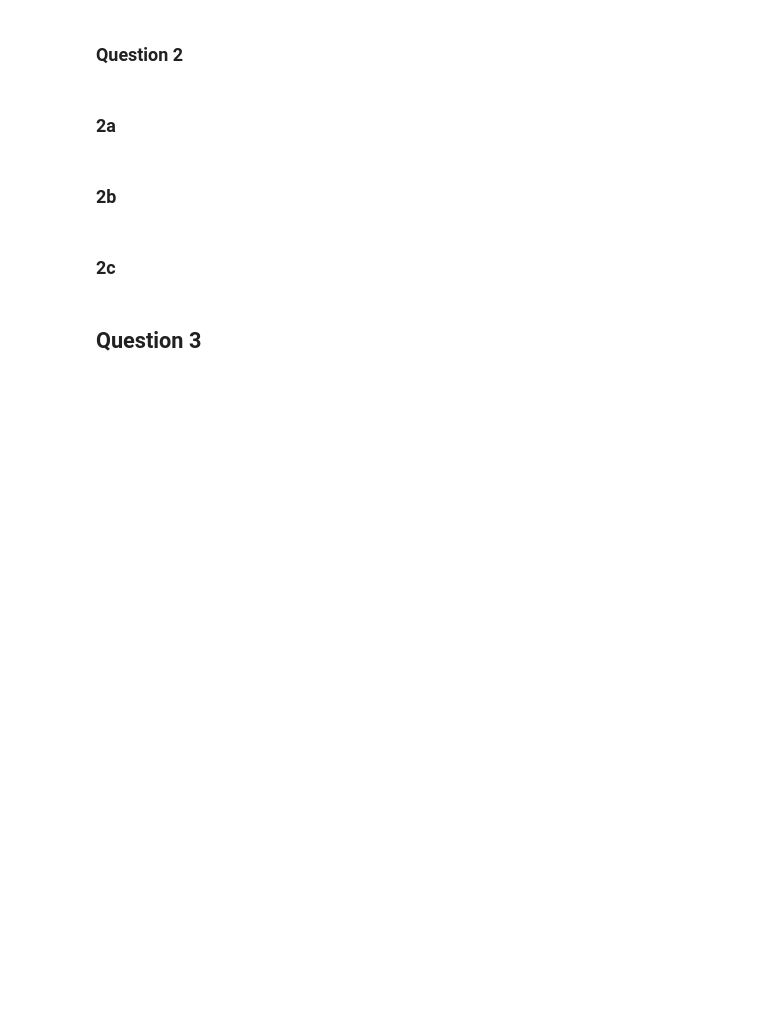
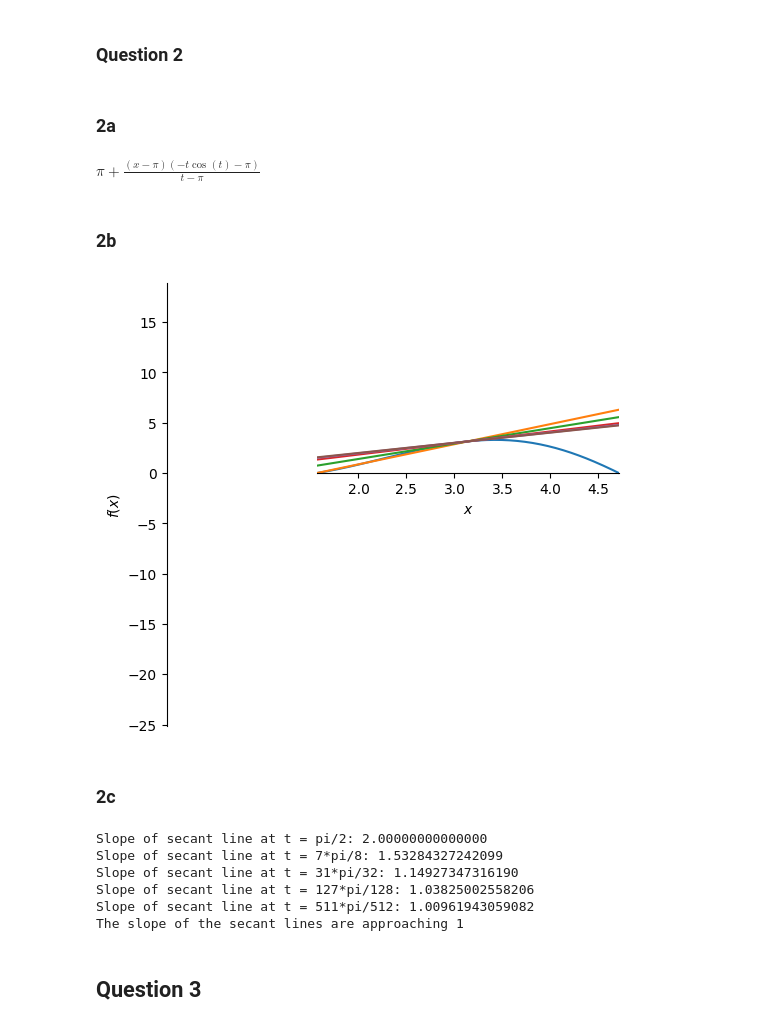
Before and after one commit to EthanMik/Math151_Python_Labs, a Jupyter notebook: Lab_2.ipynb, the cells around one changed output. Cells and saved outputs as stored; diff of their text form; code cells hidden in the pictures; blank space fills up the shorter version.

```diff
--- a/Lab_2.ipynb
+++ b/Lab_2.ipynb
@@ -28,15 +58,55 @@ Do not modify the cell above, as it contains all the packages you will need. It
 # %% [markdown]
 ### 2a
 # %%
-#start code here
+t = symbols("t")
+x = symbols("x")
+
+f = -1 * (x * cos(x))
+
+secant_line = ((f.subs(x, t) - f.subs(x, pi)) / (t - pi)) * (x - pi) + f.subs(x, pi)
+display(secant_line)
+# %% [output]
+$\displaystyle \pi + \frac{\left(x - \pi\right) \left(- t \cos{\left(t \right)} - \pi\right)}{t - \pi}$
 # %% [markdown]
 ### 2b
 # %%
-#start code here
+t = symbols("t")
+
+t_values = [pi/2, 7*pi/8, 31*pi/32, 127*pi/128, 511*pi/512]
+
+secant_line_slopes = []
+
+base_plot = plot(f, xlim = [pi/2, 3*pi/2], show=False)
+
+for t_value in t_values:
+
+    # Create secant line
+    s = secant_line.subs(t, t_value)
+
+    # Find secant lines slope and append to list
+    secant_line_slopes.append(f"Slope of secant line at t = {t_value}: {diff(s).evalf()}")
+
+    # Plot secant line
+    p = plot(s, show=False)
+    base_plot.extend(p)
+
+base_plot.show()
+# %% [output]
+[figure, added]
 # %% [markdown]
 ### 2c
 # %%
-#start code here
+for slope in secant_line_slopes:
+    print(slope)
+
+print("The slope of the secant lines are approaching 1")
+# %% [output]
+Slope of secant line at t = pi/2: 2.00000000000000
+Slope of secant line at t = 7*pi/8: 1.53284327242099
+Slope of secant line at t = 31*pi/32: 1.14927347316190
+Slope of secant line at t = 127*pi/128: 1.03825002558206
+Slope of secant line at t = 511*pi/512: 1.00961943059082
+The slope of the secant lines are approaching 1
 # %% [markdown]
 ## Question 3
 # %% [markdown]
```
Also changed, not shown: parts of 5 cells of this notebook.
